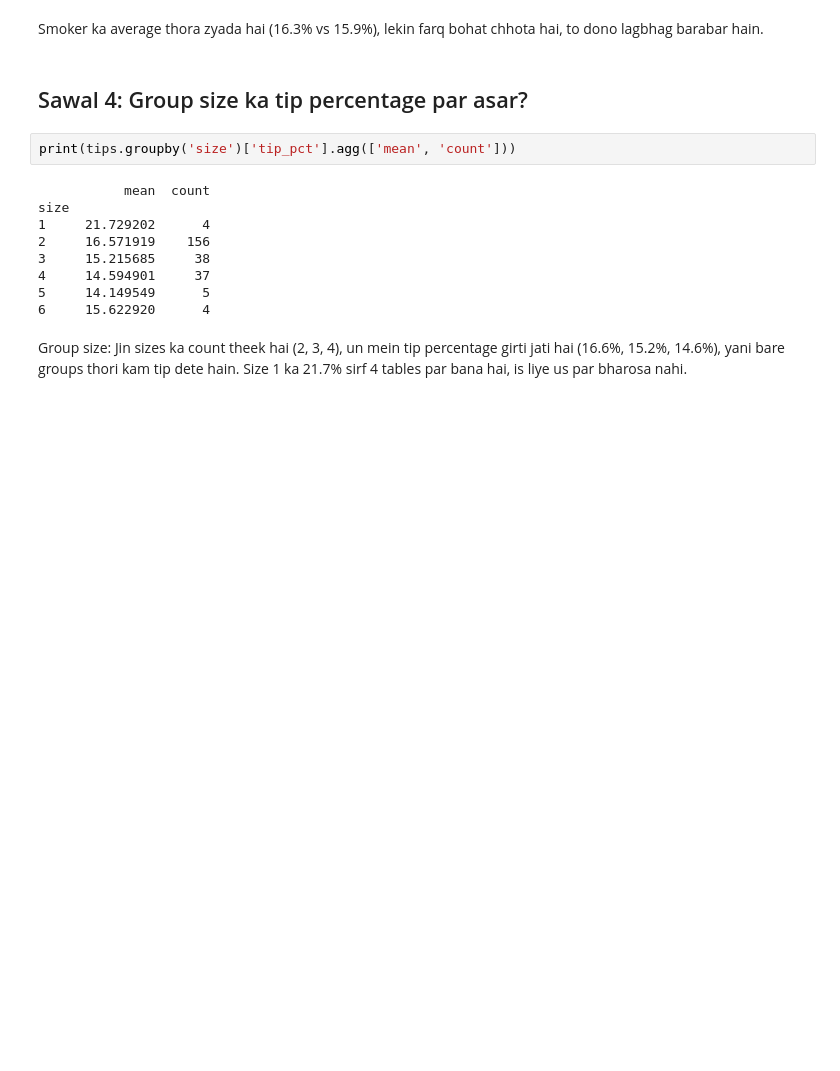
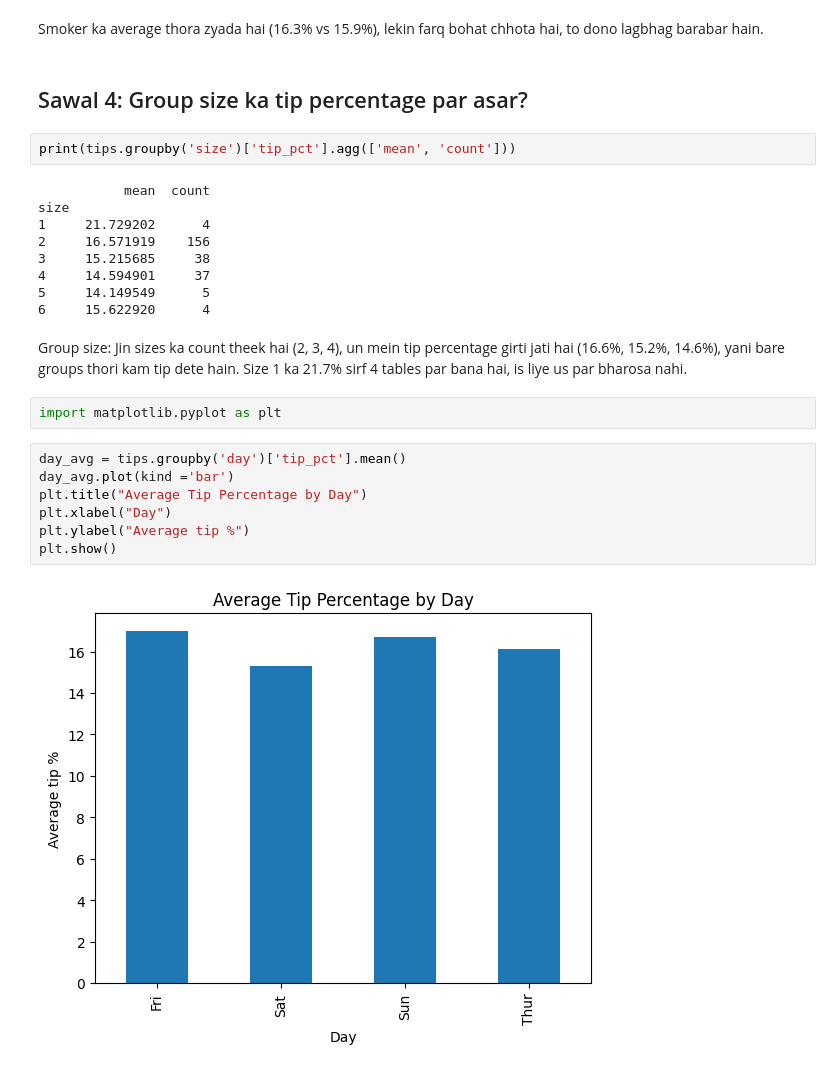
Before and after one commit to saifjamali-1/restaurant-tips-analysis, a Jupyter notebook: tips_analysis.ipynb, the cells around one changed output. Saved outputs shown, nothing was run; the diff lists cells and outputs as text; blank space fills up the shorter version.

```diff
--- a/tips_analysis.ipynb
+++ b/tips_analysis.ipynb
@@ -105,3 +105,14 @@ size
 Group size: Jin sizes ka count theek hai (2, 3, 4), un mein tip percentage girti
 jati hai (16.6%, 15.2%, 14.6%), yani bare groups thori kam tip dete hain.
 Size 1 ka 21.7% sirf 4 tables par bana hai, is liye us par bharosa nahi.
+# %%
+import matplotlib.pyplot as plt
+# %%
+day_avg = tips.groupby('day')['tip_pct'].mean()
+day_avg.plot(kind ='bar')
+plt.title("Average Tip Percentage by Day")
+plt.xlabel("Day")
+plt.ylabel("Average tip %")
+plt.show()
+# %% [output]
+[figure, added]
```
Also changed, not shown: parts of 1 cell of this notebook.
